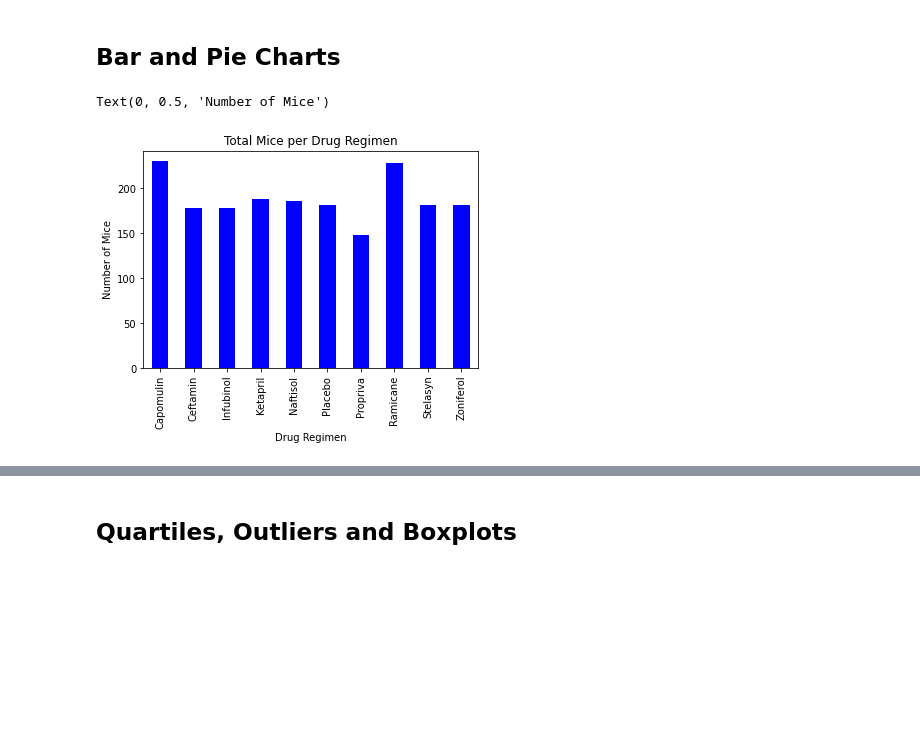
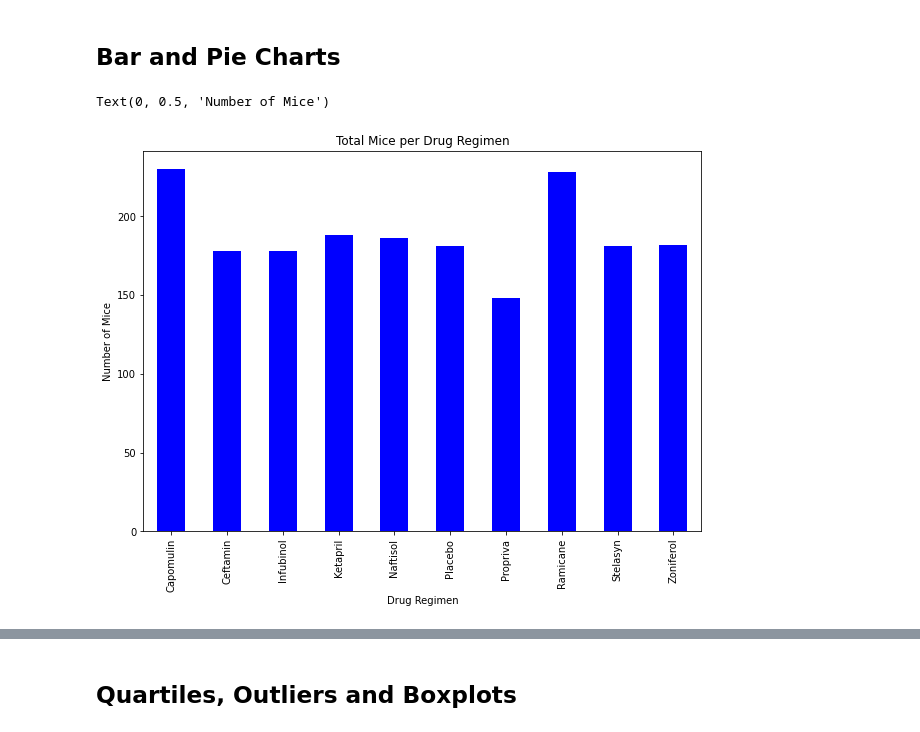
Before and after one commit to mtamrakar656/pymaceuticals, a Jupyter notebook: pymaceuticals.ipynb, the cells around one changed output, grey strips where cells are left out. Drawn from its saved outputs; the diff is of its cells as text; code cells hidden in the pictures; blank space fills up the shorter version.

Commit message:
Increased the figure size and Saved them in the Images folder

```diff
--- a/pymaceuticals.ipynb
+++ b/pymaceuticals.ipynb
@@ -128,16 +129,17 @@ mouse_study_reg.agg(['mean', 'median', 'var', 'std', 'sem'])['Tumor Volume (mm3)
 # %%
 # Generate a bar plot showing the total number of timepoints for all mice tested for each drug regimen using Pandas.
 
 # Calculate the total number of timepoints for all mice tested
 mice_tmpnts = mouse_study_reg['Mouse ID'].count()
 
 # Chart the data, give it a title, and label the axes
+plt.figure(figsize=(10,7))
 mice_tmpnts_plot = mice_tmpnts.plot(kind = 'bar', facecolor = 'blue', title = 'Total Mice per Drug Regimen')
 mice_tmpnts_plot.set_xlabel('Drug Regimen')
 mice_tmpnts_plot.set_ylabel('Number of Mice')
 # %% [output]
 Text(0, 0.5, 'Number of Mice')
-[figure, old version]
+[figure, new version]
 # %%
 # Generate a bar plot showing the total number of timepoints for all mice tested for each drug regimen using pyplot.
 
```
Also changed, not shown: parts of 10 cells of this notebook, 10 other files.
